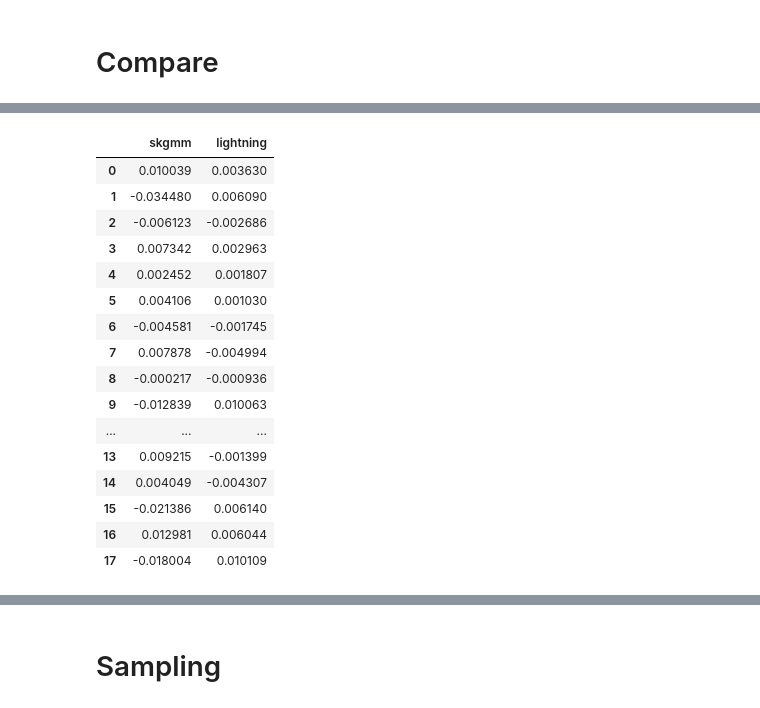
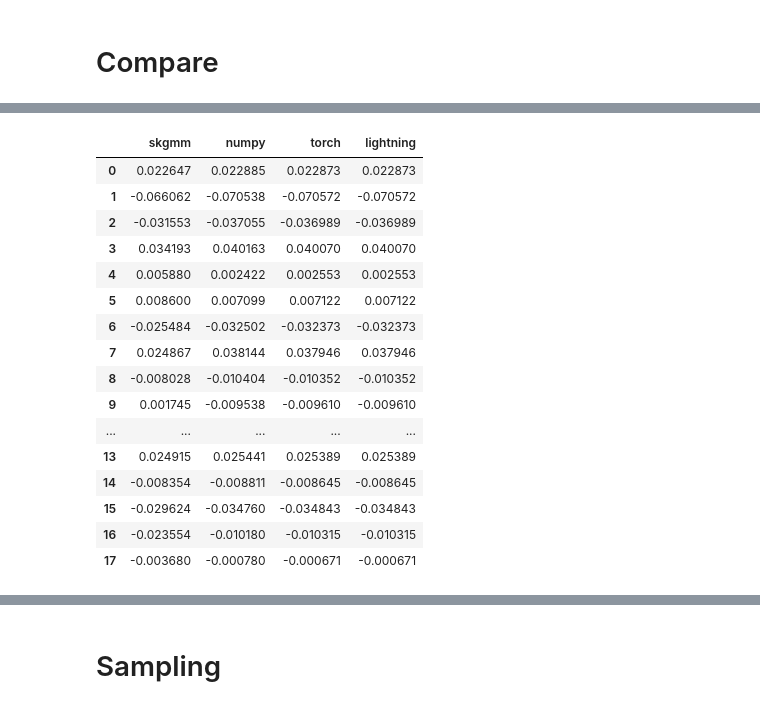
Before and after one commit to OpenSynth-energy/OpenSynth, a Jupyter notebook: notebooks/faraday/gmm_implementation_simplified.ipynb, the cells around one changed output, grey strips where cells are left out. Drawn from its saved outputs; the diff is of its cells as text; code cells hidden in the pictures.

```diff
--- a/notebooks/faraday/gmm_implementation_simplified.ipynb
+++ b/notebooks/faraday/gmm_implementation_simplified.ipynb
@@ -33,7 +33,7 @@ data_path = Path("../../data/processed/historical/train/lcl_data_100K.csv")
 stats_path = Path("../../data/processed/historical/train/mean_std.csv")
 outlier_path = Path("../../data/processed/historical/train/outliers.csv")
 
-dm = LCLDataModule(data_path=data_path, stats_path=stats_path, batch_size=100000, n_samples=100000)
+dm = LCLDataModule(data_path=data_path, stats_path=stats_path, batch_size=25000, n_samples=100000)
 dm.setup()
 # %%
 import torch
@@ -411,15 +424,0 @@ log prob:  tensor(1.9078)
-# %%
-from sklearn.mixture import GaussianMixture
-init_weights = gmm_init_params["weights"]
-init_means = gmm_init_params["means"]
-
-skgmm = GaussianMixture(n_components=N_COMPONENTS, covariance_type='full', tol=CONVERGENCE_TOL, max_iter=EPOCHS, random_state=0, means_init = init_means, weights_init=init_weights, warm_start=True)
-
-dl = custom_dm.train_dataloader()
-next_batch = next(iter(dl))
-for batch_num, batch_data in enumerate(dl):
-    print("Batch number: ", batch_num)
-    input_data = batch_data.detach().numpy()
-    n_samples = len(input_tensor)
-    skgmm.fit(input_data)
-    print("means: ", skgmm.means_)
@@ -523,28 +465,28 @@ tensor([-0.4213, -2.2277,  0.9328, -0.6587,  0.1257, -0.0733,  0.9742,  1.3083,
 # %%
 df_compare_covar = pd.DataFrame()
 df_compare_covar["skgmm"] = skgmm.covariances_[IDX][0]
-#df_compare_covar["numpy"] = covar[IDX][0]
-#df_compare_covar["torch"] = trained_model.covariances.detach().numpy()[IDX][0]
+df_compare_covar["numpy"] = covar[IDX][0]
+df_compare_covar["torch"] = trained_model.covariances.detach().numpy()[IDX][0]
 df_compare_covar["lightning"] = gmm_lightning_module.gmm_module.covariances.detach().numpy()[IDX][0]
 df_compare_covar
 # %% [output]
-|  | skgmm | lightning |
-| 0 | 0.010039 | 0.003630 |
-| 1 | -0.034480 | 0.006090 |
-| 2 | -0.006123 | -0.002686 |
-| 3 | 0.007342 | 0.002963 |
-| 4 | 0.002452 | 0.001807 |
-| 5 | 0.004106 | 0.001030 |
-| 6 | -0.004581 | -0.001745 |
-| 7 | 0.007878 | -0.004994 |
-| 8 | -0.000217 | -0.000936 |
-| 9 | -0.012839 | 0.010063 |
-| ... | ... | ... |
-| 13 | 0.009215 | -0.001399 |
-| 14 | 0.004049 | -0.004307 |
-| 15 | -0.021386 | 0.006140 |
-| 16 | 0.012981 | 0.006044 |
-| 17 | -0.018004 | 0.010109 |
+|  | skgmm | numpy | torch | lightning |
+| 0 | 0.022647 | 0.022885 | 0.022873 | 0.022873 |
+| 1 | -0.066062 | -0.070538 | -0.070572 | -0.070572 |
+| 2 | -0.031553 | -0.037055 | -0.036989 | -0.036989 |
+| 3 | 0.034193 | 0.040163 | 0.040070 | 0.040070 |
+| 4 | 0.005880 | 0.002422 | 0.002553 | 0.002553 |
+| 5 | 0.008600 | 0.007099 | 0.007122 | 0.007122 |
+| 6 | -0.025484 | -0.032502 | -0.032373 | -0.032373 |
+| 7 | 0.024867 | 0.038144 | 0.037946 | 0.037946 |
+| 8 | -0.008028 | -0.010404 | -0.010352 | -0.010352 |
+| 9 | 0.001745 | -0.009538 | -0.009610 | -0.009610 |
+| ... | ... | ... | ... | ... |
+| 13 | 0.024915 | 0.025441 | 0.025389 | 0.025389 |
+| 14 | -0.008354 | -0.008811 | -0.008645 | -0.008645 |
+| 15 | -0.029624 | -0.034760 | -0.034843 | -0.034843 |
+| 16 | -0.023554 | -0.010180 | -0.010315 | -0.010315 |
+| 17 | -0.003680 | -0.000780 | -0.000671 | -0.000671 |
 # %%
 df_compare_pre_chol = pd.DataFrame()
 df_compare_pre_chol["skgmm"] = skgmm.precisions_cholesky_[IDX][0]
```
Also changed, not shown: parts of 32 cells of this notebook, 1 other file.
